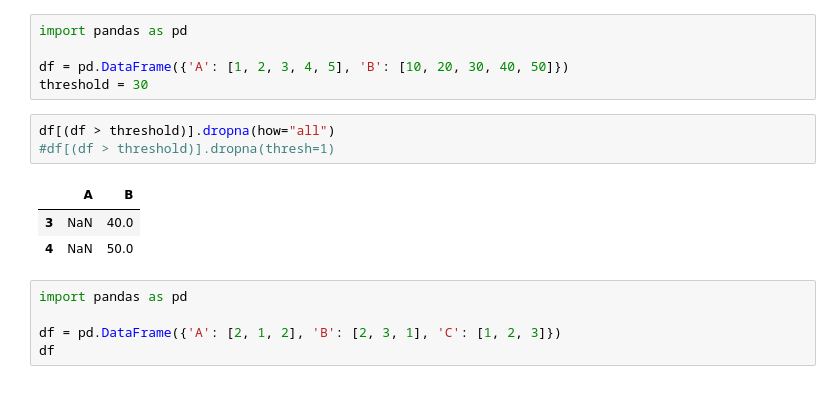
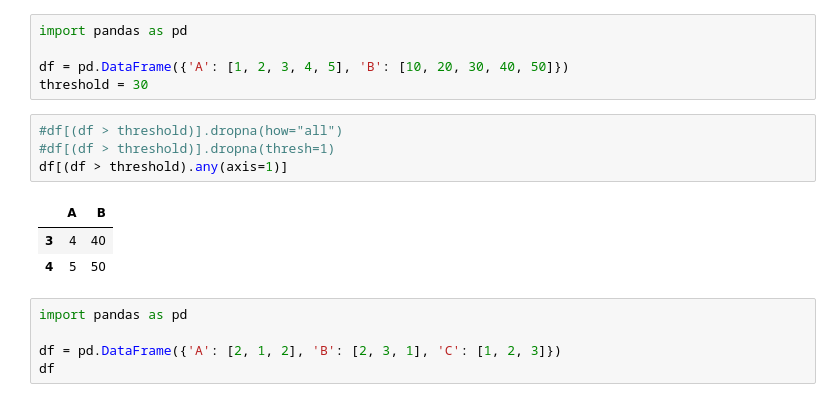
Before and after one commit to khoonseng/6m-data-1.8-eda-basic, a Jupyter notebook: notebooks/eda_basic.ipynb, the cells around one changed output. Saved outputs shown, nothing was run; the diff lists cells and outputs as text.

```diff
--- a/notebooks/eda_basic.ipynb
+++ b/notebooks/eda_basic.ipynb
@@ -1764,12 +1764,13 @@ import pandas as pd
 df = pd.DataFrame({'A': [1, 2, 3, 4, 5], 'B': [10, 20, 30, 40, 50]})
 threshold = 30
 # %%
-df[(df > threshold)].dropna(how="all")
+#df[(df > threshold)].dropna(how="all")
 #df[(df > threshold)].dropna(thresh=1)
+df[(df > threshold).any(axis=1)]
 # %% [output]
 |  | A | B |
-| 3 | NaN | 40.0 |
-| 4 | NaN | 50.0 |
+| 3 | 4 | 40 |
+| 4 | 5 | 50 |
 # %%
 import pandas as pd
 
```
Also changed, not shown: parts of 1 cell of this notebook, 1 other file.
